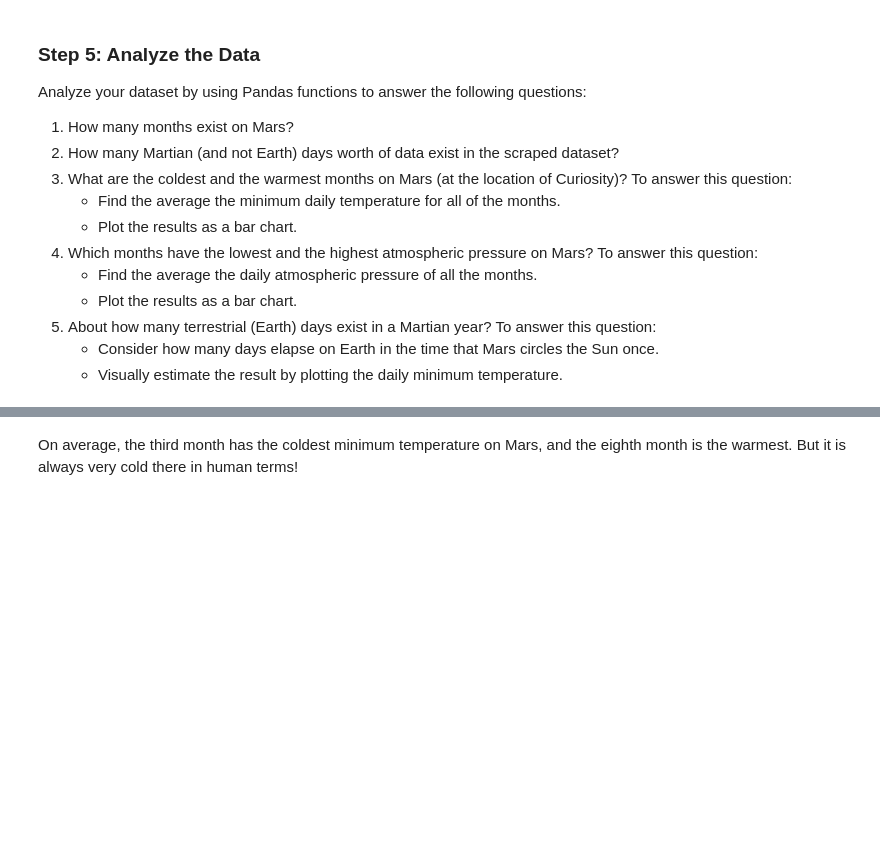
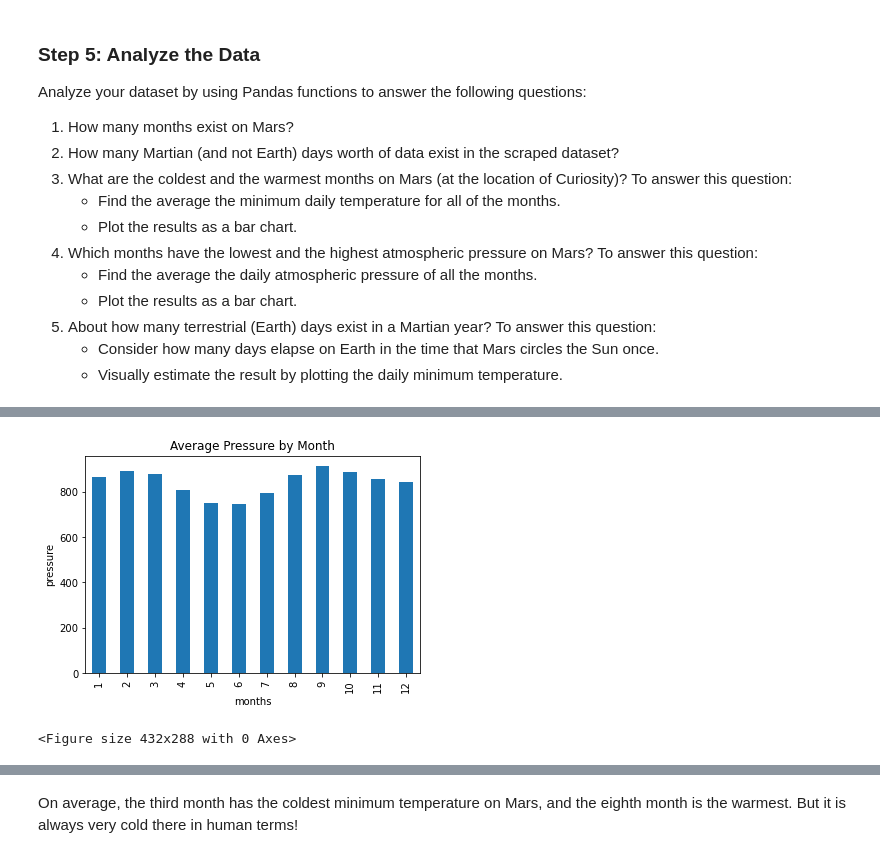
Before and after one commit to candidamg/html-mars-challenge, a Jupyter notebook: part_2_mars_weather.ipynb, the cells around one changed output, grey strips where cells are left out. Saved outputs shown, nothing was run; the diff lists cells and outputs as text; code cells hidden in the pictures; blank space fills up the shorter version.

```diff
--- a/part_2_mars_weather.ipynb
+++ b/part_2_mars_weather.ipynb
@@ -150,2 +233,5 @@ Analyze your dataset by using Pandas functions to answer the following questions
 # %%
 # 4. Average pressure by Martian month
+avg_pressure = mars_df.groupby("month")["pressure"].mean()
+
+print(f"Average pressure by Martian {round(avg_pressure,2)}")
@@ -154,2 +253,15 @@ Analyze your dataset by using Pandas functions to answer the following questions
+# %%
+# Plot the average pressure by month
+avg_pressure.plot(kind = 'bar', width = 0.5)
+plt.xlabel("months")
+plt.ylabel("pressure")
+plt.title("Average Pressure by Month")
+
+# display bar chart & save
+plt.show()
+plt.savefig("images/avg_prss_by_month.png")
+# %% [output]
+[figure, added]
+<Figure size 432x288 with 0 Axes>
 # %%
 # 5. How many terrestrial (earth) days are there in a Martian year?
```
Also changed, not shown: parts of 16 cells of this notebook.
